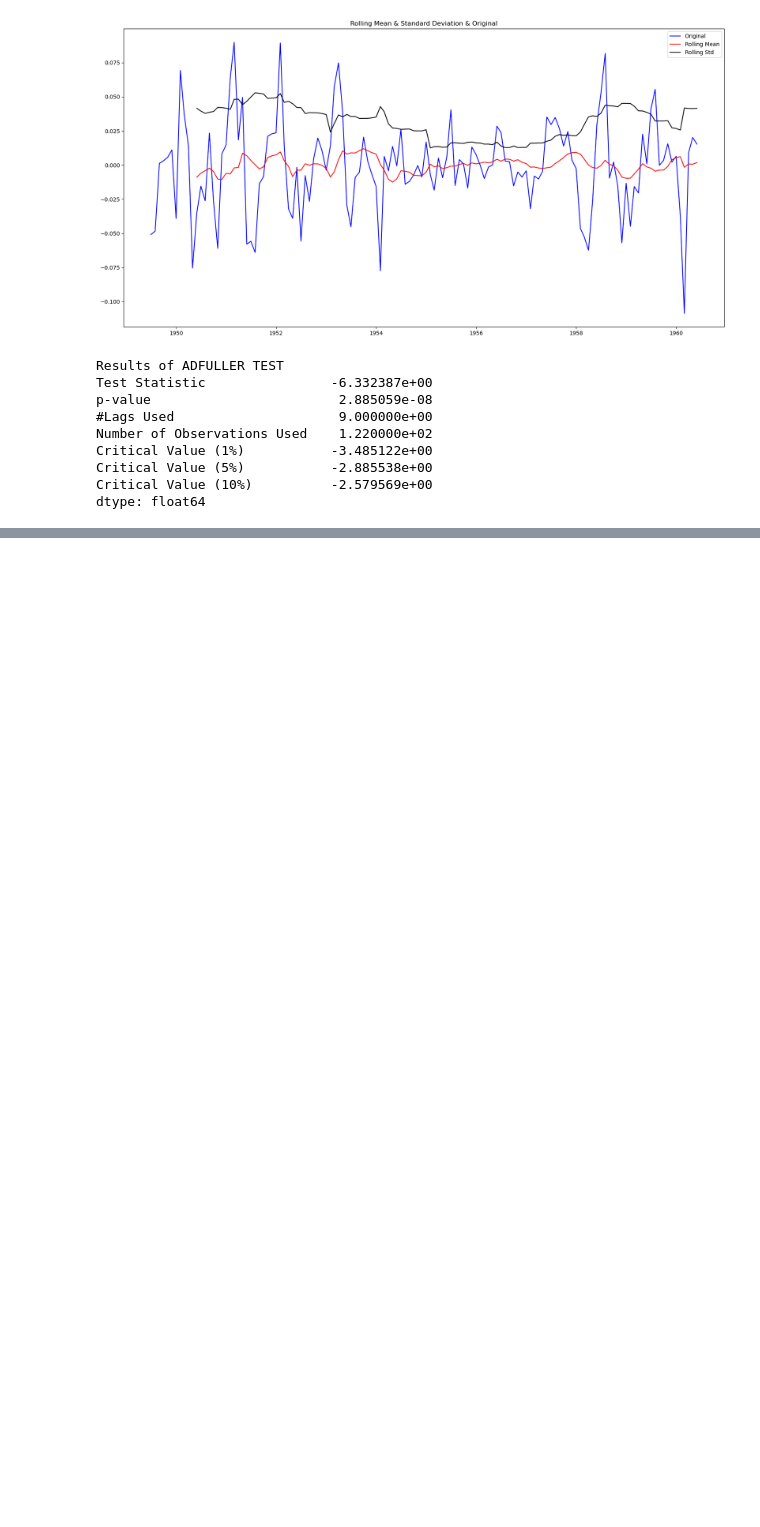
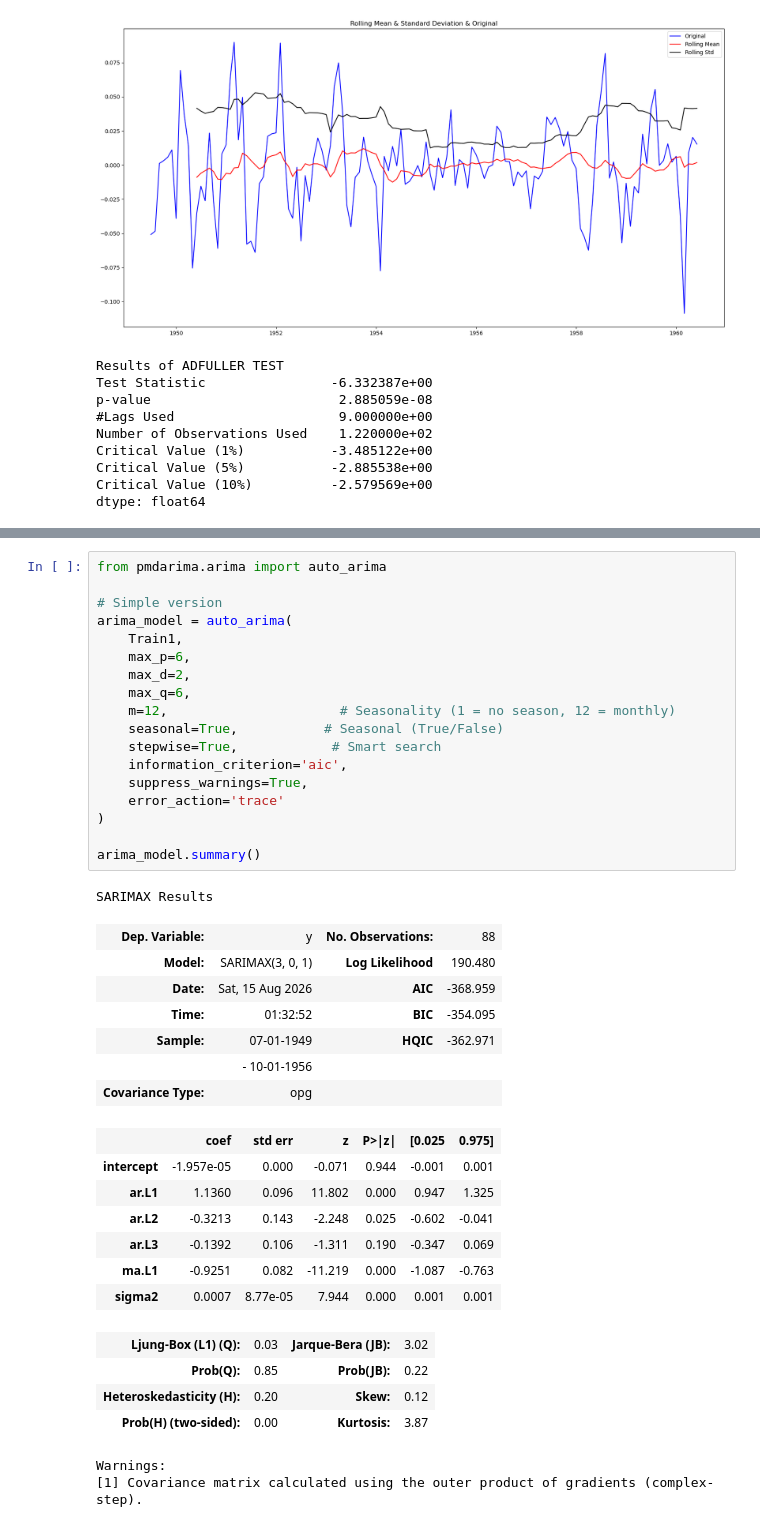
Before and after one commit to Sameen20-bot/Data-Science, a Jupyter notebook: Time Series Analysis And Forecasting/Arima Model/Model Building - Arima.ipynb, the cells around one changed output, grey strips where cells are left out. Cells and saved outputs as stored; diff of their text form; blank space fills up the shorter version.

```diff
--- a/Time Series Analysis And Forecasting/Arima Model/Model Building - Arima.ipynb
+++ b/Time Series Analysis And Forecasting/Arima Model/Model Building - Arima.ipynb
@@ -302,0 +500,40 @@ dtype: float64
+# %%
+from pmdarima.arima import auto_arima
+
+# Simple version
+arima_model = auto_arima(
+    Train1,
+    max_p=6,
+    max_d=2,
+    max_q=6,
+    m=12,                      # Seasonality (1 = no season, 12 = monthly)
+    seasonal=True,           # Seasonal (True/False)
+    stepwise=True,            # Smart search
+    information_criterion='aic',
+    suppress_warnings=True,
+    error_action='trace'
+)
+
+arima_model.summary()
+# %% [output]
+SARIMAX Results
+| Dep. Variable: | y | No. Observations: | 88 |
+| Model: | SARIMAX(3, 0, 1) | Log Likelihood | 190.480 |
+| Date: | Sat, 15 Aug 2026 | AIC | -368.959 |
+| Time: | 01:32:52 | BIC | -354.095 |
+| Sample: | 07-01-1949 | HQIC | -362.971 |
+|  | - 10-01-1956 |  |  |
+| Covariance Type: | opg |  |  |
+|  | coef | std err | z | P>|z| | [0.025 | 0.975] |
+| intercept | -1.957e-05 | 0.000 | -0.071 | 0.944 | -0.001 | 0.001 |
+| ar.L1 | 1.1360 | 0.096 | 11.802 | 0.000 | 0.947 | 1.325 |
+| ar.L2 | -0.3213 | 0.143 | -2.248 | 0.025 | -0.602 | -0.041 |
+| ar.L3 | -0.1392 | 0.106 | -1.311 | 0.190 | -0.347 | 0.069 |
+| ma.L1 | -0.9251 | 0.082 | -11.219 | 0.000 | -1.087 | -0.763 |
+| sigma2 | 0.0007 | 8.77e-05 | 7.944 | 0.000 | 0.001 | 0.001 |
+| Ljung-Box (L1) (Q): | 0.03 | Jarque-Bera (JB): | 3.02 |
+| Prob(Q): | 0.85 | Prob(JB): | 0.22 |
+| Heteroskedasticity (H): | 0.20 | Skew: | 0.12 |
+| Prob(H) (two-sided): | 0.00 | Kurtosis: | 3.87 |
+Warnings:
+[1] Covariance matrix calculated using the outer product of gradients (complex-step).
```
Also changed, not shown: parts of 23 cells of this notebook, 20 other files.
